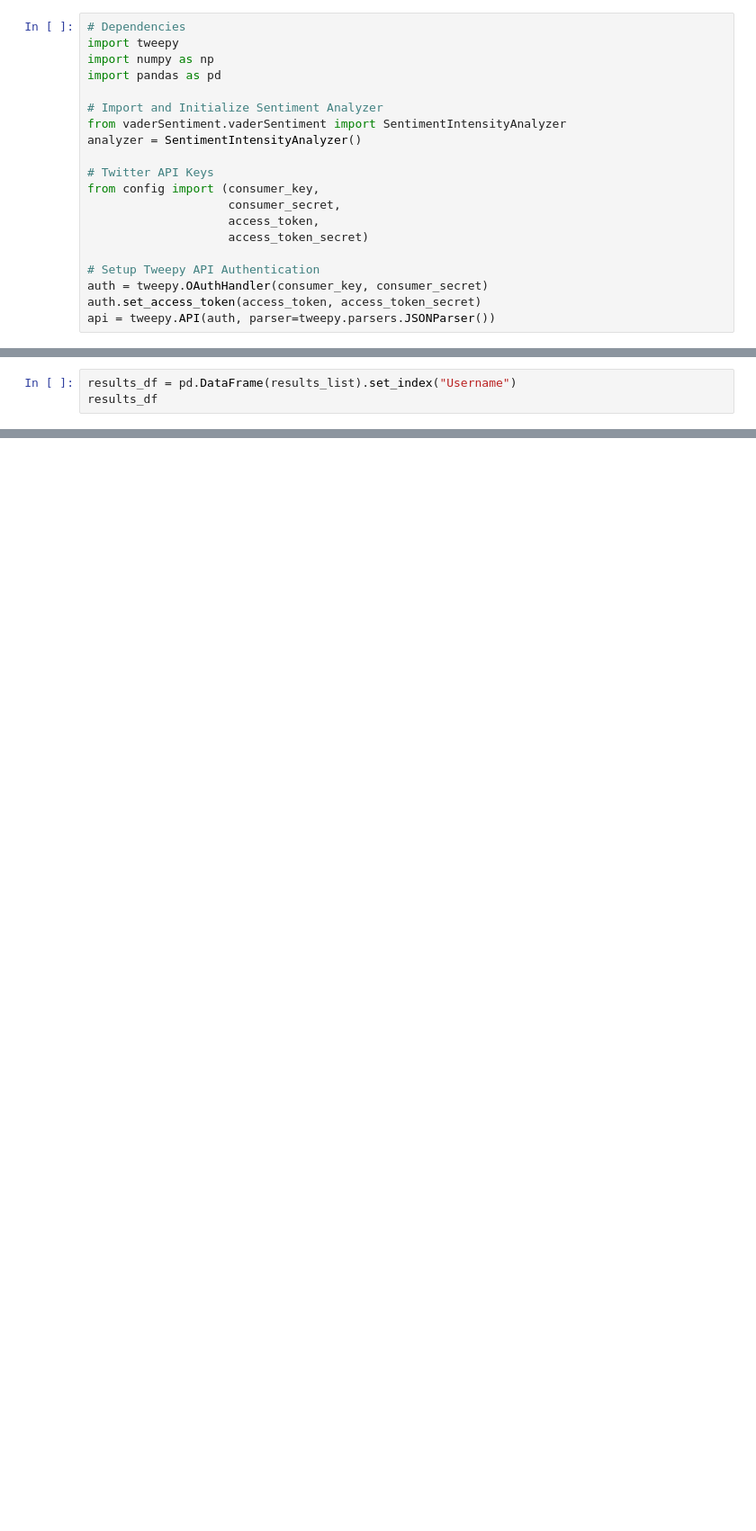
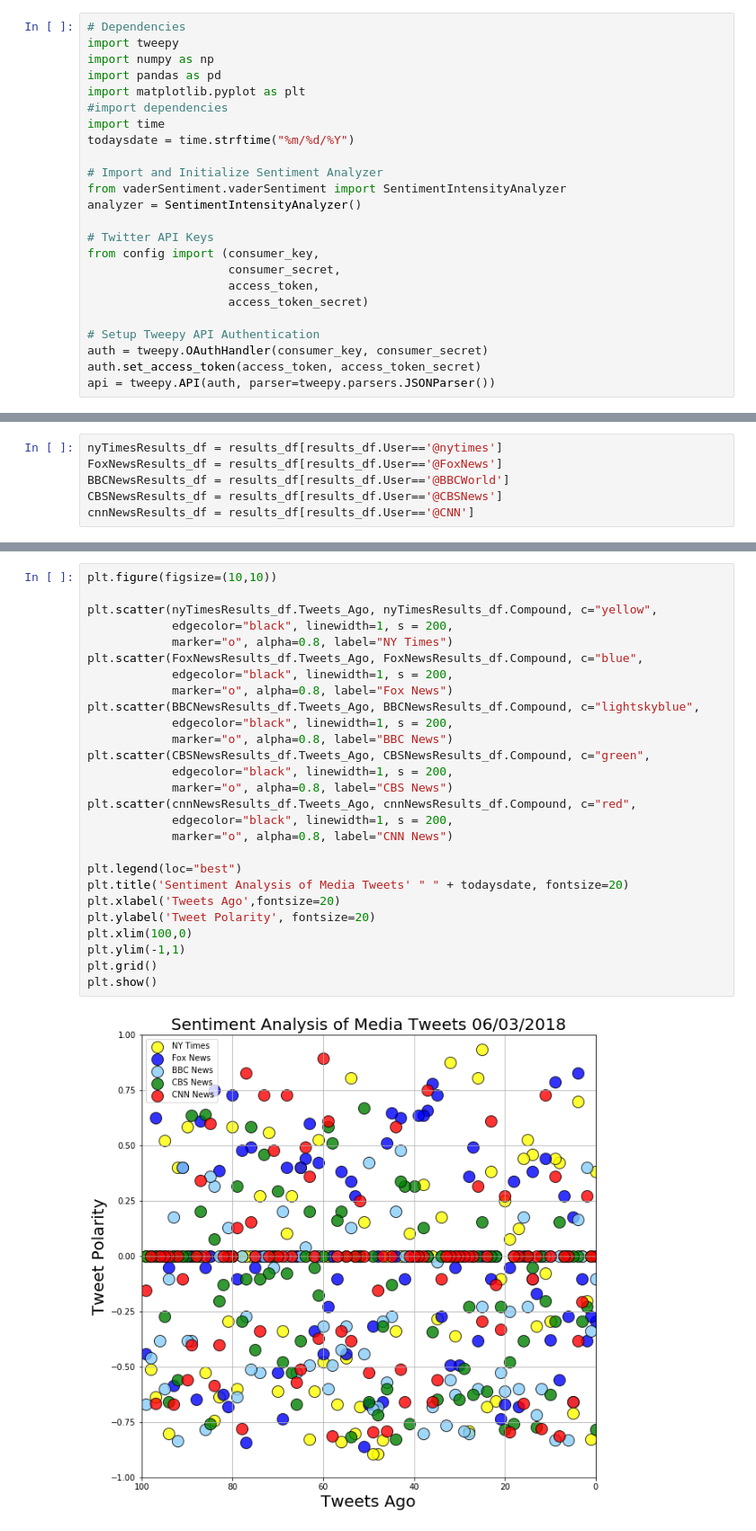
Before and after one commit to evertlizama/Social_Analytics_API_HW, a Jupyter notebook: Social_Analytics_HW.ipynb, the cells around one changed output, grey strips where cells are left out. Shown at 90% size. Drawn from its saved outputs; the diff is of its cells as text; blank space fills up the shorter version.

```diff
--- a/Social_Analytics_HW.ipynb
+++ b/Social_Analytics_HW.ipynb
@@ -3,6 +3,10 @@
 import tweepy
 import numpy as np
 import pandas as pd
+import matplotlib.pyplot as plt
+#import dependencies
+import time
+todaysdate = time.strftime("%m/%d/%Y")
 
 # Import and Initialize Sentiment Analyzer
 from vaderSentiment.vaderSentiment import SentimentIntensityAnalyzer
@@ -95,3 +81,0 @@ Negative: 0.048
-# %%
-results_df = pd.DataFrame(results_list).set_index("Username")
-results_df
@@ -105,0 +82,6 @@ results_df
+# %%
+nyTimesResults_df = results_df[results_df.User=='@nytimes']
+FoxNewsResults_df = results_df[results_df.User=='@FoxNews']
+BBCNewsResults_df = results_df[results_df.User=='@BBCWorld']
+CBSNewsResults_df = results_df[results_df.User=='@CBSNews']
+cnnNewsResults_df = results_df[results_df.User=='@CNN']
@@ -105,0 +107,29 @@ results_df
+# %%
+plt.figure(figsize=(10,10))
+
+plt.scatter(nyTimesResults_df.Tweets_Ago, nyTimesResults_df.Compound, c="yellow",
+            edgecolor="black", linewidth=1, s = 200,
+            marker="o", alpha=0.8, label="NY Times")
+plt.scatter(FoxNewsResults_df.Tweets_Ago, FoxNewsResults_df.Compound, c="blue",
+            edgecolor="black", linewidth=1, s = 200,
+            marker="o", alpha=0.8, label="Fox News")
+plt.scatter(BBCNewsResults_df.Tweets_Ago, BBCNewsResults_df.Compound, c="lightskyblue",
+            edgecolor="black", linewidth=1, s = 200,
+            marker="o", alpha=0.8, label="BBC News")
+plt.scatter(CBSNewsResults_df.Tweets_Ago, CBSNewsResults_df.Compound, c="green",
+            edgecolor="black", linewidth=1, s = 200,
+            marker="o", alpha=0.8, label="CBS News")
+plt.scatter(cnnNewsResults_df.Tweets_Ago, cnnNewsResults_df.Compound, c="red",
+            edgecolor="black", linewidth=1, s = 200,
+            marker="o", alpha=0.8, label="CNN News")
+
+plt.legend(loc="best")
+plt.title('Sentiment Analysis of Media Tweets' " " + todaysdate, fontsize=20)
+plt.xlabel('Tweets Ago',fontsize=20)
+plt.ylabel('Tweet Polarity', fontsize=20)
+plt.xlim(100,0)
+plt.ylim(-1,1)
+plt.grid()
+plt.show()
+# %% [output]
+[figure, added]
```
Also changed, not shown: parts of 5 cells of this notebook.
